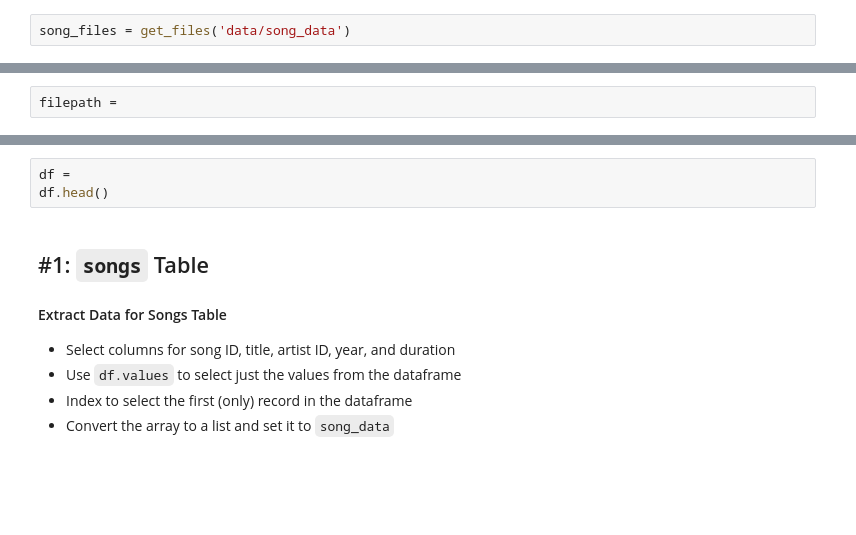
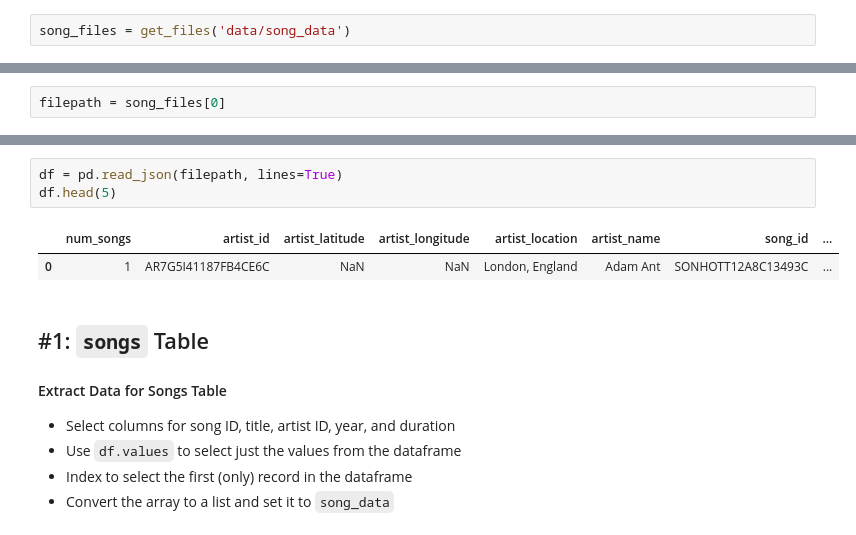
Before and after one commit to JimZhang37/data-modeling-with-postgress, a Jupyter notebook: etl.ipynb, the cells around one changed output, grey strips where cells are left out. Saved outputs shown, nothing was run; the diff lists cells and outputs as text; blank space fills up the shorter version.

```diff
--- a/etl.ipynb
+++ b/etl.ipynb
@@ -34,2 +58,2 @@ song_files = get_files('data/song_data')
 # %%
-filepath =
+filepath = song_files[0]
@@ -56,6 +60,9 @@ song_files
 # %%
-df =
-df.head()
+df = pd.read_json(filepath, lines=True)
+df.head(5)
+# %% [output]
+|  | num_songs | artist_id | artist_latitude | artist_longitude | artist_location | artist_name | song_id | ... |
+| 0 | 1 | AR7G5I41187FB4CE6C | NaN | NaN | London, England | Adam Ant | SONHOTT12A8C13493C | ... |
 # %% [markdown]
 ## #1: `songs` Table
 #### Extract Data for Songs Table
```
Also changed, not shown: parts of 28 cells of this notebook, 6 other files.
